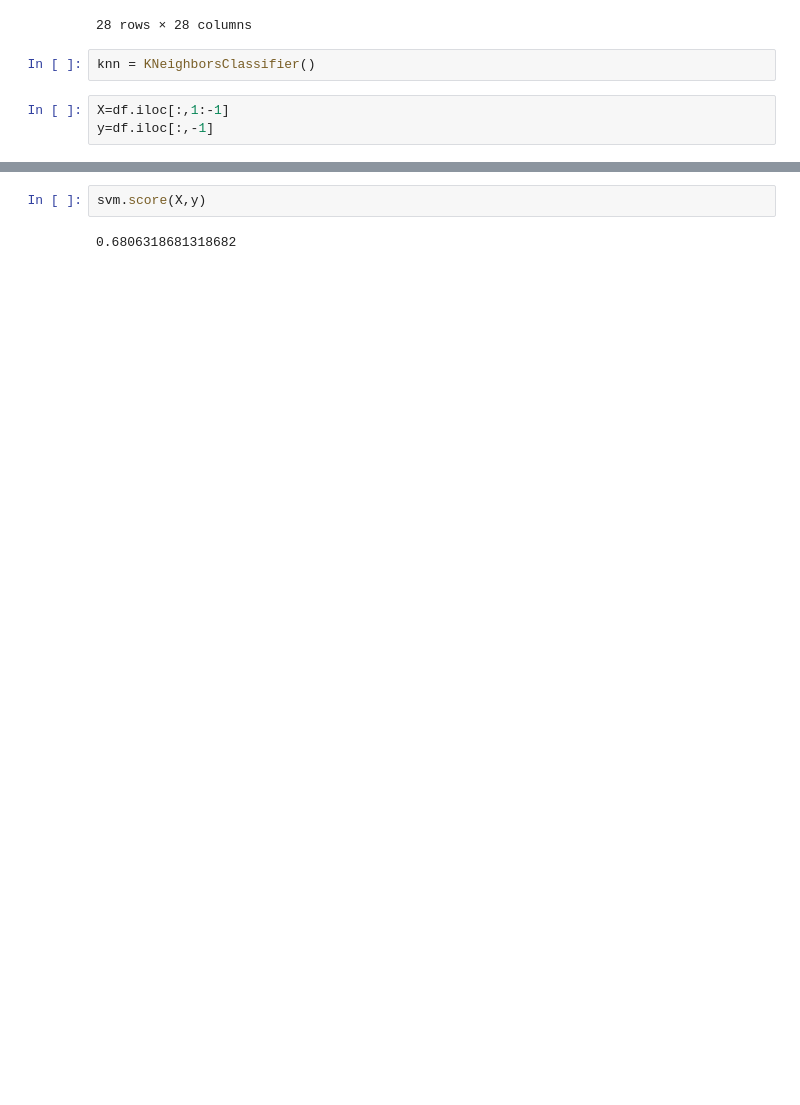
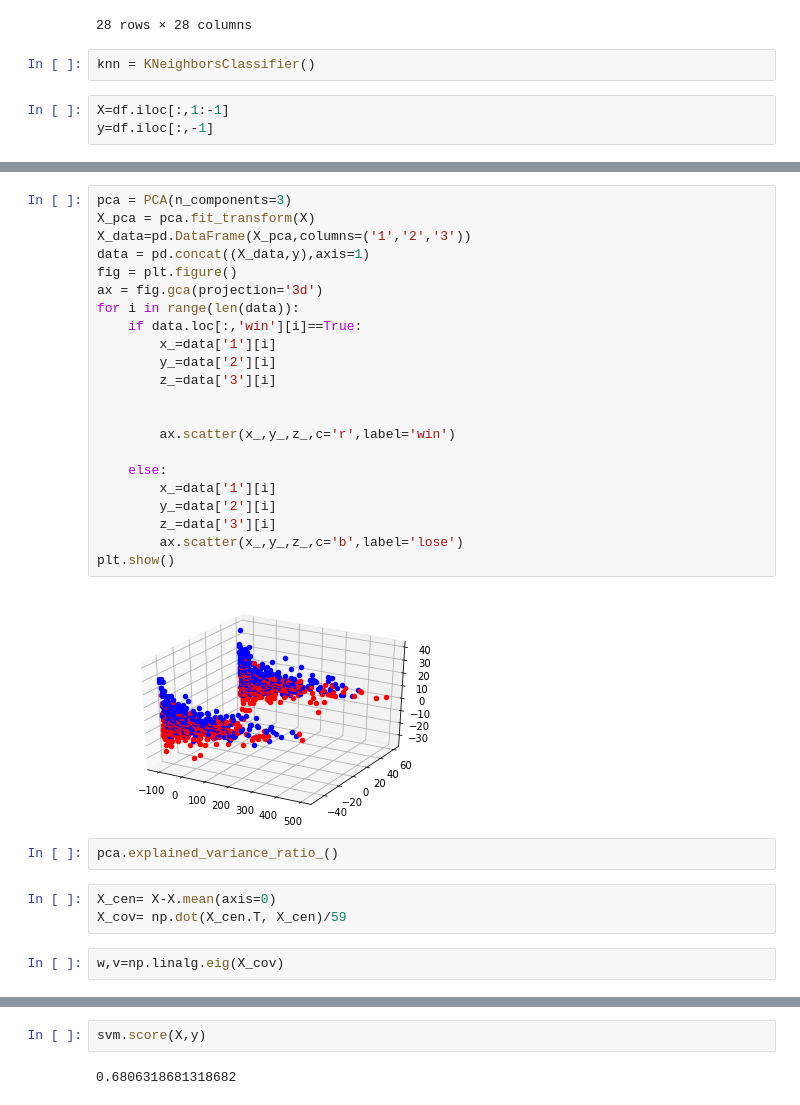
Before and after one commit to TunaLee/LOL_winning_rate_predict, a Jupyter notebook: Data analysis/2차 모델개발.ipynb, the cells around one changed output, grey strips where cells are left out. Saved outputs shown, nothing was run; the diff lists cells and outputs as text; blank space fills up the shorter version.

```diff
--- a/Data analysis/2차 모델개발.ipynb
+++ b/Data analysis/2차 모델개발.ipynb
@@ -36,0 +67,31 @@ y=df.iloc[:,-1]
+# %%
+pca = PCA(n_components=3)
+X_pca = pca.fit_transform(X)
+X_data=pd.DataFrame(X_pca,columns=('1','2','3'))
+data = pd.concat((X_data,y),axis=1)
+fig = plt.figure()
+ax = fig.gca(projection='3d')
+for i in range(len(data)):
+    if data.loc[:,'win'][i]==True:
+        x_=data['1'][i]
+        y_=data['2'][i]
+        z_=data['3'][i]
+
+
+        ax.scatter(x_,y_,z_,c='r',label='win')
+
+    else:
+        x_=data['1'][i]
+        y_=data['2'][i]
+        z_=data['3'][i]
+        ax.scatter(x_,y_,z_,c='b',label='lose')
+plt.show()
+# %% [output]
+[figure, added]
+# %%
+pca.explained_variance_ratio_()
+# %%
+X_cen= X-X.mean(axis=0)
+X_cov= np.dot(X_cen.T, X_cen)/59
+# %%
+w,v=np.linalg.eig(X_cov)
```
Also changed, not shown: parts of 11 cells of this notebook, 21 other files.
